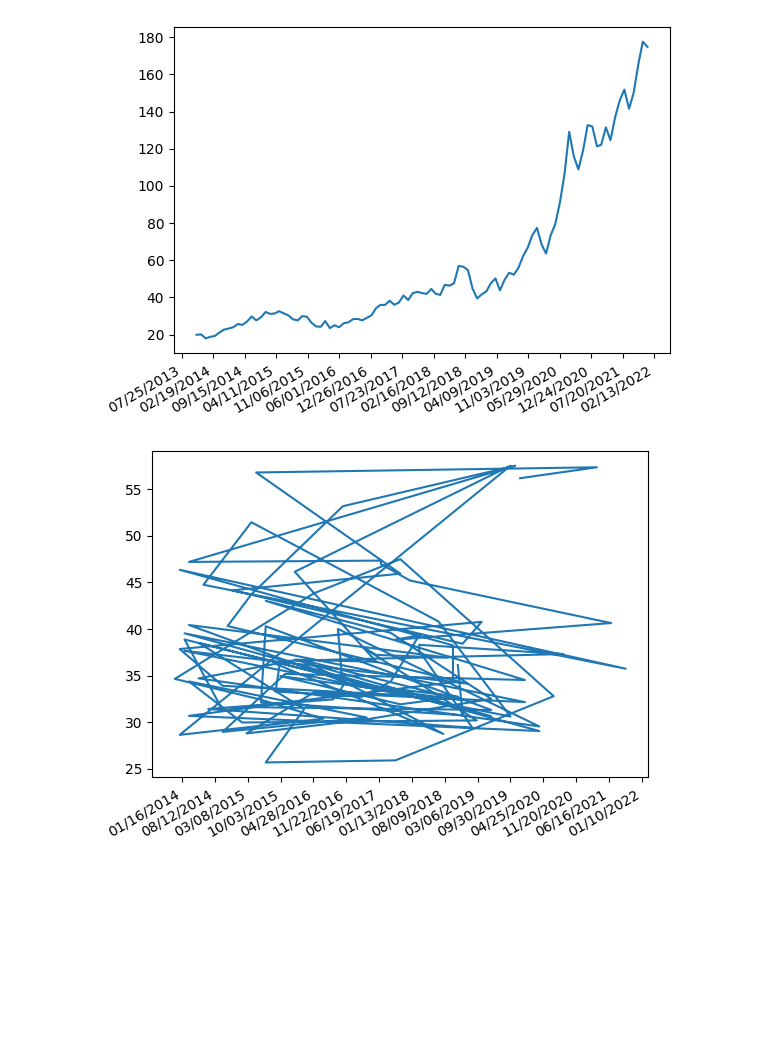
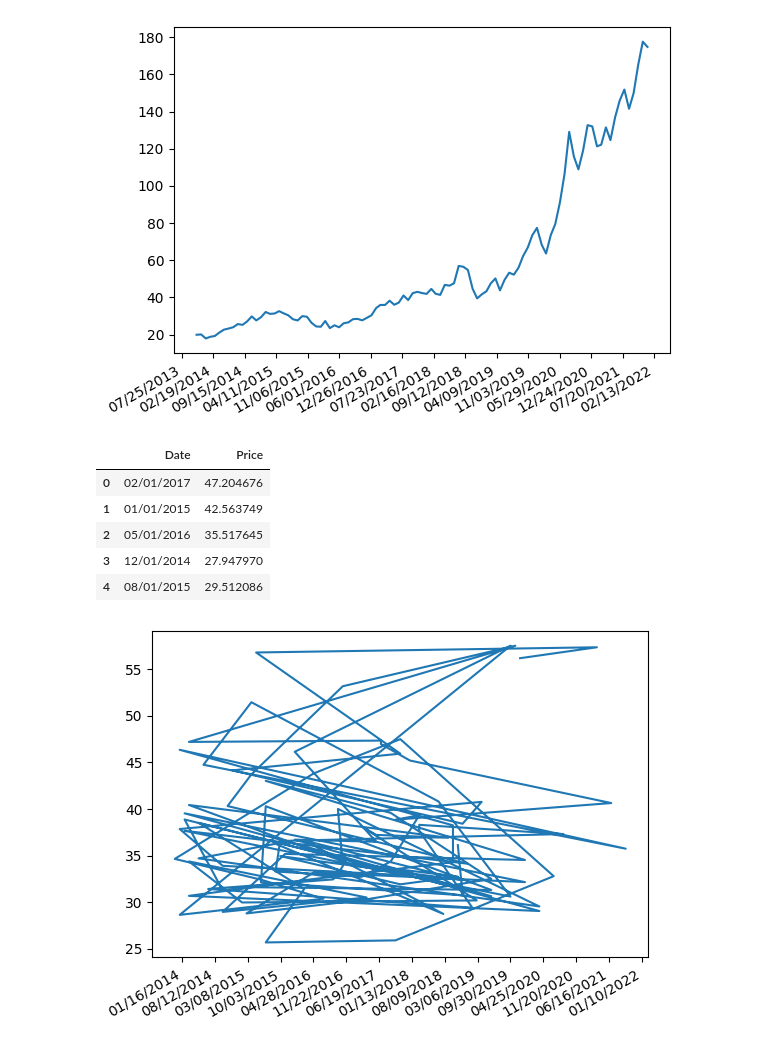
Before and after one commit to hoangks5/Synthetic_Data_Time_Series, a Jupyter notebook: main.ipynb, the cells around one changed output. Cells and saved outputs as stored; diff of their text form; code cells hidden in the pictures; blank space fills up the shorter version.

```diff
--- a/main.ipynb
+++ b/main.ipynb
@@ -38,7 +38,14 @@ model = PAR(
 model.fit(data)
 # %%
 data_new = model.sample()
-data_new
+data_new.head()
+# %% [output]
+|  | Date | Price |
+| 0 | 02/01/2017 | 47.204676 |
+| 1 | 01/01/2015 | 42.563749 |
+| 2 | 05/01/2016 | 35.517645 |
+| 3 | 12/01/2014 | 27.947970 |
+| 4 | 08/01/2015 | 29.512086 |
 # %%
 import matplotlib as plt
 dates = list(data_new['Date'])
```
